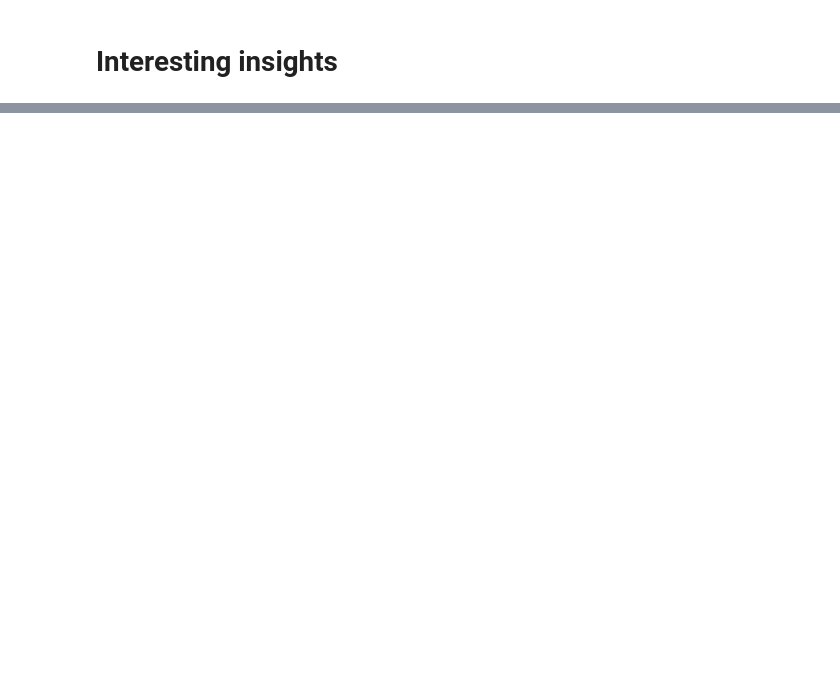
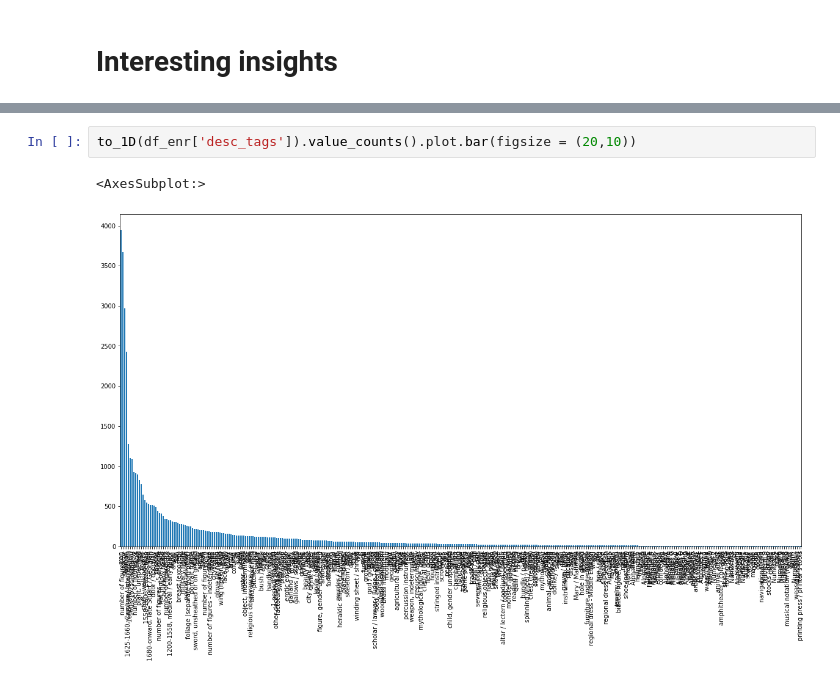
Before and after one commit to KyleCodes/blockprints, a Jupyter notebook: data_exploration.ipynb, the cells around one changed output, grey strips where cells are left out. Saved outputs shown, nothing was run; the diff lists cells and outputs as text; blank space fills up the shorter version.

```diff
--- a/data_exploration.ipynb
+++ b/data_exploration.ipynb
@@ -76,0 +113,5 @@ df[df['num_desc_tags'] != 0]['num_desc_tags'].value_counts().sort_values(ascendi
+# %%
+to_1D(df_enr['desc_tags']).value_counts().plot.bar(figsize = (20,10))
+# %% [output]
+<AxesSubplot:>
+[figure, added]
```
Also changed, not shown: parts of 19 cells of this notebook, 1 other file.
